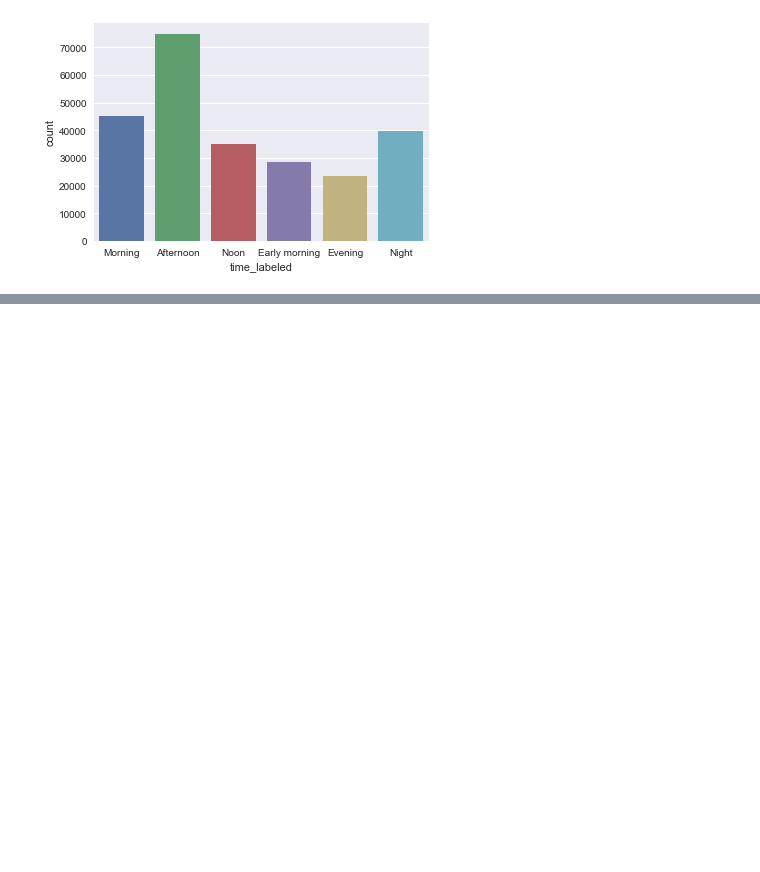
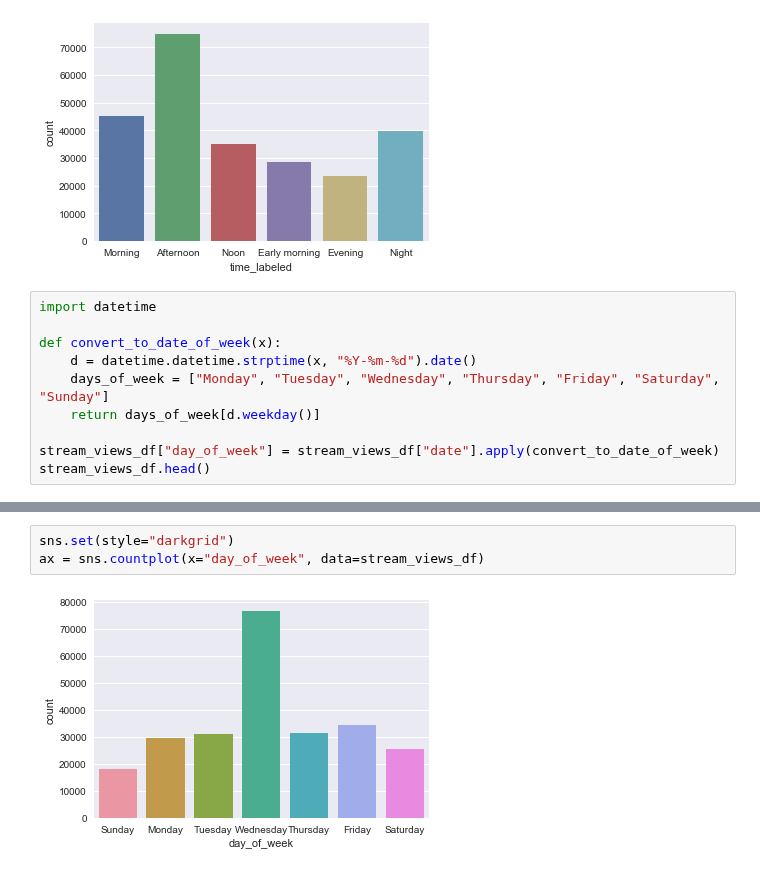
Before and after one commit to ace-racer/ContextualRecommender, a Jupyter notebook: hybird_recommender/Process raw stream views.ipynb, the cells around one changed output, grey strips where cells are left out. Drawn from its saved outputs; the diff is of its cells as text; blank space fills up the shorter version.

Commit message:
Get day of week of most views

```diff
--- a/hybird_recommender/Process raw stream views.ipynb
+++ b/hybird_recommender/Process raw stream views.ipynb
@@ -79,3 +79,13 @@ sns.set(style="darkgrid")
 ax = sns.countplot(x="time_labeled", data=stream_views_df)
 # %% [output]
 [figure]
+# %%
+import datetime
+
+def convert_to_date_of_week(x):
+    d = datetime.datetime.strptime(x, "%Y-%m-%d").date()
+    days_of_week = ["Monday", "Tuesday", "Wednesday", "Thursday", "Friday", "Saturday", "Sunday"]
+    return days_of_week[d.weekday()]
+
+stream_views_df["day_of_week"] = stream_views_df["date"].apply(convert_to_date_of_week)
+stream_views_df.head()
@@ -81,0 +99,5 @@ ax = sns.countplot(x="time_labeled", data=stream_views_df)
+# %%
+sns.set(style="darkgrid")
+ax = sns.countplot(x="day_of_week", data=stream_views_df)
+# %% [output]
+[figure, added]
```
Also changed, not shown: parts of 1 cell of this notebook.
